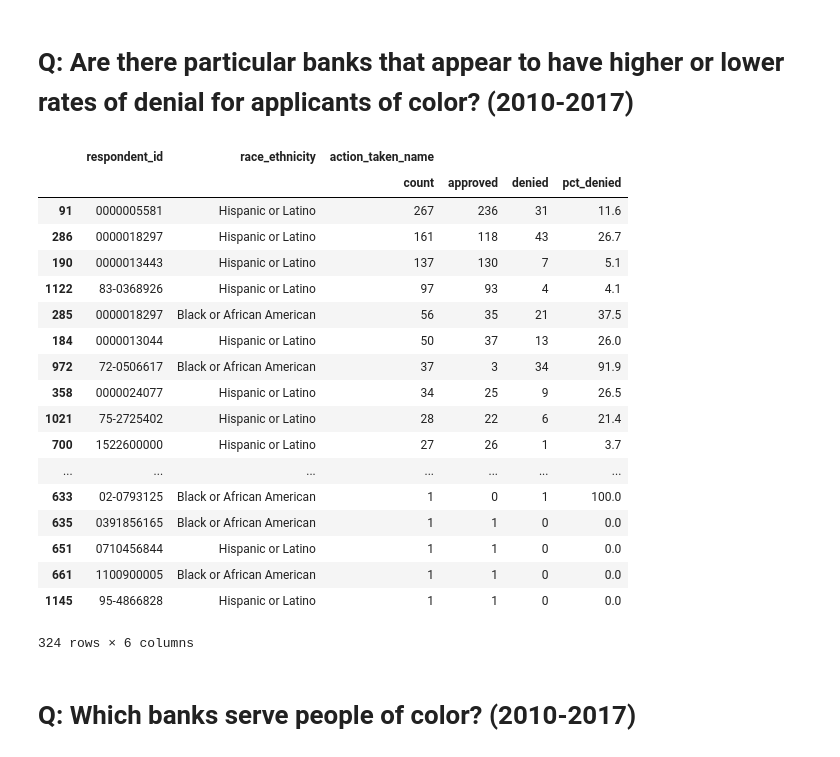
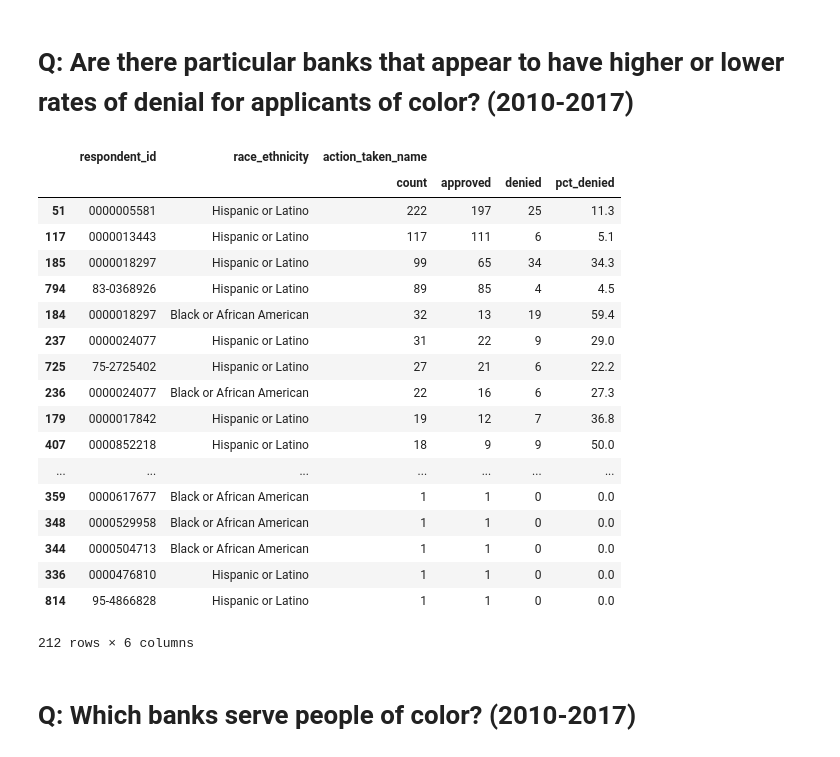
Before and after one commit to thetylerloop/tyler-home-loans, a Jupyter notebook: Home Loans (HMDA) Analysis.ipynb, the cells around one changed output. Drawn from its saved outputs; the diff is of its cells as text; code cells hidden in the pictures.

```diff
--- a/Home Loans (HMDA) Analysis.ipynb
+++ b/Home Loans (HMDA) Analysis.ipynb
@@ -271,47 +271,47 @@ plt.show()
 # %%
 data = filtered_hmda[filtered_hmda['as_of_year'] >= 2010]
 
 def approved(group_column):
     counts = group_column.value_counts()
 
     return counts.get('Loan originated', 0)
 
 def denied(group_column):
     counts = group_column.value_counts()
 
     return counts.get('Application denied by financial institution', 0)
 
 def pct_denied(group_column):
     counts = group_column.value_counts()
 
     return counts.get('Application denied by financial institution', 0) / sum(counts) * 100
 
-data = filtered_hmda.groupby(['respondent_id', 'race_ethnicity'], as_index=False).agg({
+data = data.groupby(['respondent_id', 'race_ethnicity'], as_index=False).agg({
     'action_taken_name': ['count', approved, denied, pct_denied]
 })
 
 data = data[data['race_ethnicity'].isin(['Black or African American', 'Hispanic or Latino'])]
 data.sort_values(by=[('action_taken_name', 'count')], ascending=False).round(1)
 # %% [output]
 |  | respondent_id | race_ethnicity | action_taken_name |  |  |  |
 |  |  |  | count | approved | denied | pct_denied |
-| 91 | 0000005581 | Hispanic or Latino | 267 | 236 | 31 | 11.6 |
-| 286 | 0000018297 | Hispanic or Latino | 161 | 118 | 43 | 26.7 |
-| 190 | 0000013443 | Hispanic or Latino | 137 | 130 | 7 | 5.1 |
-| 1122 | 83-0368926 | Hispanic or Latino | 97 | 93 | 4 | 4.1 |
-| 285 | 0000018297 | Black or African American | 56 | 35 | 21 | 37.5 |
-| 184 | 0000013044 | Hispanic or Latino | 50 | 37 | 13 | 26.0 |
-| 972 | 72-0506617 | Black or African American | 37 | 3 | 34 | 91.9 |
-| 358 | 0000024077 | Hispanic or Latino | 34 | 25 | 9 | 26.5 |
-| 1021 | 75-2725402 | Hispanic or Latino | 28 | 22 | 6 | 21.4 |
-| 700 | 1522600000 | Hispanic or Latino | 27 | 26 | 1 | 3.7 |
+| 51 | 0000005581 | Hispanic or Latino | 222 | 197 | 25 | 11.3 |
+| 117 | 0000013443 | Hispanic or Latino | 117 | 111 | 6 | 5.1 |
+| 185 | 0000018297 | Hispanic or Latino | 99 | 65 | 34 | 34.3 |
+| 794 | 83-0368926 | Hispanic or Latino | 89 | 85 | 4 | 4.5 |
+| 184 | 0000018297 | Black or African American | 32 | 13 | 19 | 59.4 |
+| 237 | 0000024077 | Hispanic or Latino | 31 | 22 | 9 | 29.0 |
+| 725 | 75-2725402 | Hispanic or Latino | 27 | 21 | 6 | 22.2 |
+| 236 | 0000024077 | Black or African American | 22 | 16 | 6 | 27.3 |
+| 179 | 0000017842 | Hispanic or Latino | 19 | 12 | 7 | 36.8 |
+| 407 | 0000852218 | Hispanic or Latino | 18 | 9 | 9 | 50.0 |
 | ... | ... | ... | ... | ... | ... | ... |
-| 633 | 02-0793125 | Black or African American | 1 | 0 | 1 | 100.0 |
-| 635 | 0391856165 | Black or African American | 1 | 1 | 0 | 0.0 |
-| 651 | 0710456844 | Hispanic or Latino | 1 | 1 | 0 | 0.0 |
-| 661 | 1100900005 | Black or African American | 1 | 1 | 0 | 0.0 |
-| 1145 | 95-4866828 | Hispanic or Latino | 1 | 1 | 0 | 0.0 |
+| 359 | 0000617677 | Black or African American | 1 | 1 | 0 | 0.0 |
+| 348 | 0000529958 | Black or African American | 1 | 1 | 0 | 0.0 |
+| 344 | 0000504713 | Black or African American | 1 | 1 | 0 | 0.0 |
+| 336 | 0000476810 | Hispanic or Latino | 1 | 1 | 0 | 0.0 |
+| 814 | 95-4866828 | Hispanic or Latino | 1 | 1 | 0 | 0.0 |
-324 rows × 6 columns
+212 rows × 6 columns
 # %% [markdown]
 # Q: Which banks serve people of color? (2010-2017)
 # %%
```
Also changed, not shown: parts of 8 cells of this notebook.
